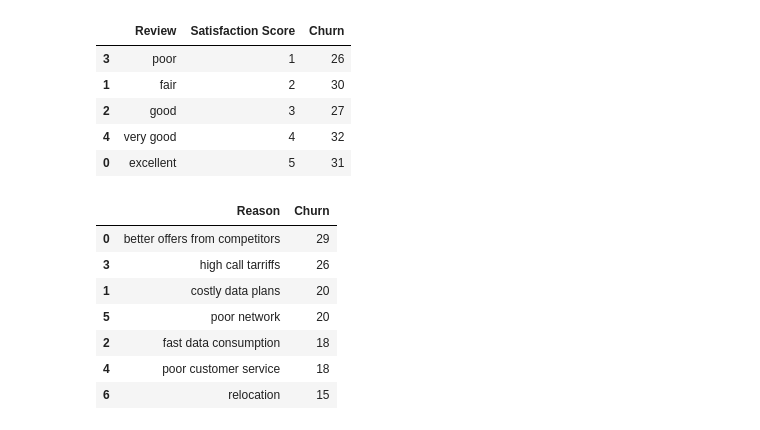
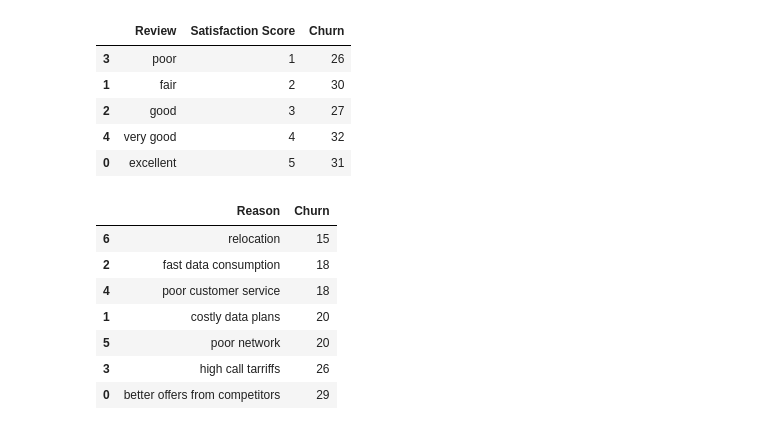
Before and after one commit to iamdrmeka/mtn_churn_new, a Jupyter notebook: mtn_churn.ipynb, the cells around one changed output. Cells and saved outputs as stored; diff of their text form; code cells hidden in the pictures.

```diff
--- a/mtn_churn.ipynb
+++ b/mtn_churn.ipynb
@@ -14,7 +14,7 @@ df.sample(3)
 | 270 | CUST0142 | Bala Hood | Feb-25 | 48 | Ekiti | Mobile SIM Card | Female | 1 | ... |
 # %%
 # remove spaces and implement lower cases on all columns
-for cols in df.select_dtypes(include='object'):
+for cols in df.select_dtypes(include=['object', 'string']):
     df[cols] = df[cols].str.strip().str.lower()
 df.sample(5)
 # %% [output]
@@ -414,15 +428,15 @@ display(review)
 | 4 | very good | 4 | 32 |
 | 0 | excellent | 5 | 31 |
 # %%
-churn_reason = df[df['customer_churn_status'] == 'yes'].groupby(['reasons_for_churn'])['customer_id'].nunique().reset_index().sort_values(by='customer_id', ascending=False)
+churn_reason = df[df['customer_churn_status'] == 'yes'].groupby(['reasons_for_churn'])['customer_id'].nunique().reset_index().sort_values(by='customer_id', ascending=True)
 churn_reason.columns = ['Reason', 'Churn']
 display(churn_reason)
 # %% [output]
 |  | Reason | Churn |
-| 0 | better offers from competitors | 29 |
-| 3 | high call tarriffs | 26 |
+| 6 | relocation | 15 |
+| 2 | fast data consumption | 18 |
+| 4 | poor customer service | 18 |
 | 1 | costly data plans | 20 |
 | 5 | poor network | 20 |
-| 2 | fast data consumption | 18 |
-| 4 | poor customer service | 18 |
-| 6 | relocation | 15 |
+| 3 | high call tarriffs | 26 |
+| 0 | better offers from competitors | 29 |
```
Also changed, not shown: parts of 3 cells of this notebook, 8 other files.
